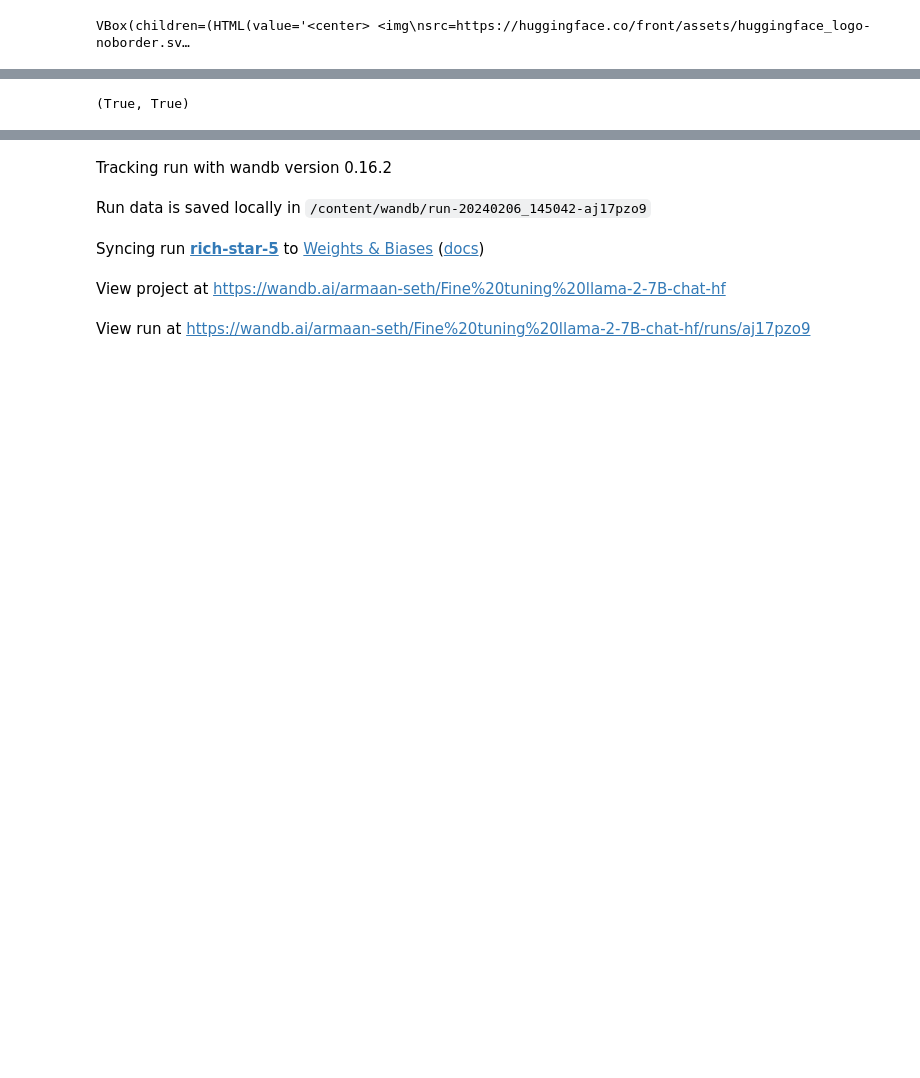
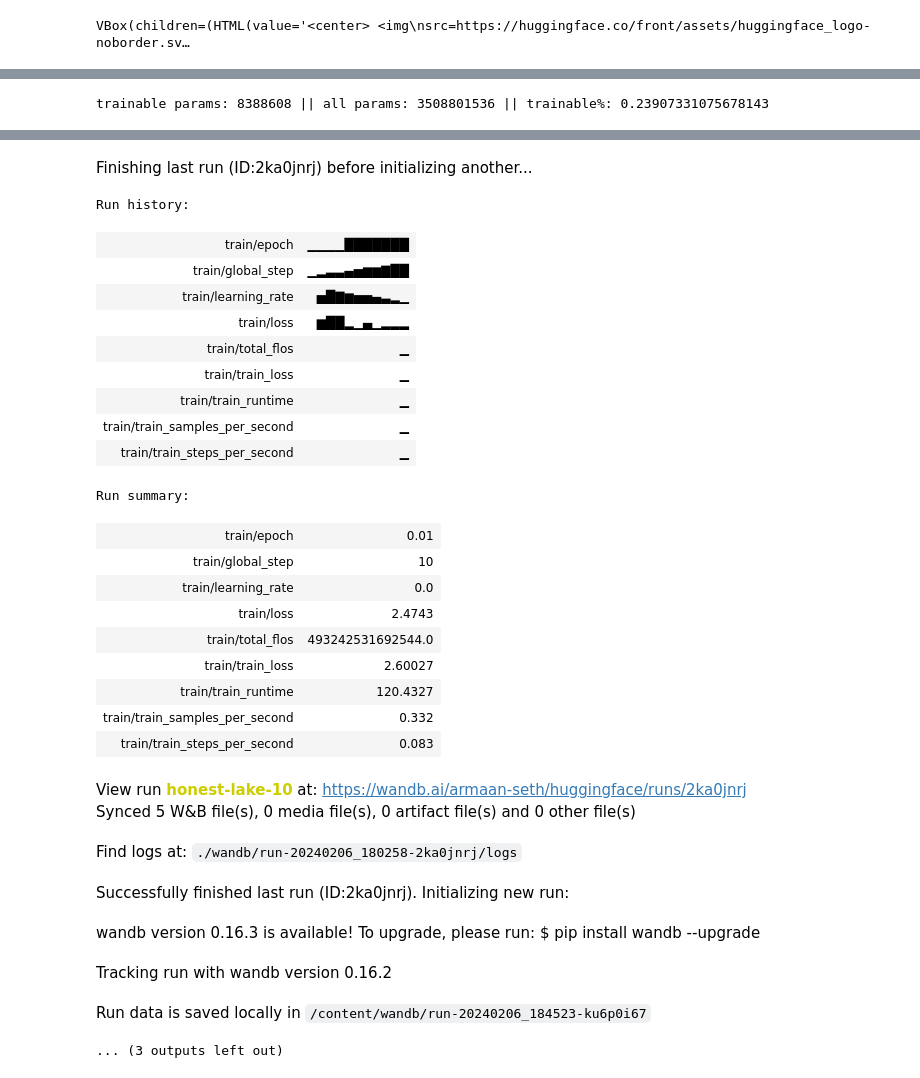
Before and after one commit to ArmaanSeth/MentalHealthCounselling, a Jupyter notebook: MentalHealthCounseling.ipynb, the cells around one changed output, grey strips where cells are left out. Drawn from its saved outputs; the diff is of its cells as text; code cells hidden in the pictures; blank space fills up the shorter version.

```diff
--- a/MentalHealthCounseling.ipynb
+++ b/MentalHealthCounseling.ipynb
@@ -28,3 +70,19 @@ VBox(children=(HTML(value='<center> <img\nsrc=https://huggingface.co/front/asset
+# %%
+from peft import LoraConfig, get_peft_model
+
+config = LoraConfig(
+    r= 8,
+    lora_alpha=32,
+    lora_dropout= 0.05,
+    target_modules=["self_attn.q_proj", "self_attn.k_proj", "self_attn.v_proj", "self_attn.o_proj","self_attn.gate_proj", "self_attn.up_proj"],
+    bias="none",
+    task_type="CAUSAL_LM",
+)
+
+model=get_peft_model(model, config)
+print_trainable_parameters(model)
+# %% [output]
+trainable params: 8388608 || all params: 3508801536 || trainable%: 0.23907331075678143
 # %%
 from datasets import load_dataset
 
@@ -40,28 +95,0 @@ data=data.map(preprocess)
-# %%
-import torch
-from transformers import AutoTokenizer, AutoModelForCausalLM, BitsAndBytesConfig
-from peft import prepare_model_for_kbit_training
-model_name= "meta-llama/Llama-2-7b-chat-hf"
-
-# Load base model(llama-2-7b-hf) and tokenizer
-bnb_config = BitsAndBytesConfig(
-    load_in_4bit= True,
-    bnb_4bit_quant_type= "nf4",
-    bnb_4bit_compute_dtype= torch.float16,
-    bnb_4bit_use_double_quant= True,
-)
-model = AutoModelForCausalLM.from_pretrained(
-    model_name,
-    quantization_config=bnb_config,
-    device_map={"": 0}
-)
-model = prepare_model_for_kbit_training(model)
-model.config.use_cache = False # silence the warnings. Please re-enable for inference!
-model.config.pretraining_tp = 1
-# Load LLaMA tokenizer
-tokenizer = AutoTokenizer.from_pretrained(model_name, trust_remote_code=True)
-tokenizer.pad_token = tokenizer.eos_token
-tokenizer.add_eos_token = True
-tokenizer.add_bos_token, tokenizer.add_eos_token
-# %% [output]
-(True, True)
@@ -69,6 +100,6 @@ tokenizer.add_bos_token, tokenizer.add_eos_token
 #monitering login
 import wandb
 
-wandb.login(key="YOUR API KEY")
+wandb.login(key="2ab274659511574fd76f6e66b0c40f4b63d658aa")
 run = wandb.init(project='Fine tuning llama-2-7B-chat-hf', job_type="training", anonymous="allow")
 # %% [output]
@@ -79,5 +107,29 @@ wandb: Appending key for api.wandb.ai to your netrc file: /root/.netrc
-Tracking run with wandb version 0.16.2
+Finishing last run (ID:2ka0jnrj) before initializing another...
+Run history:
+| train/epoch | ▁▁▁▁███████ |
+| train/global_step | ▁▂▃▃▄▅▆▆▇██ |
+| train/learning_rate | ▅█▇▆▅▅▄▃▂▁ |
+| train/loss | ▆██▂▁▄▁▂▂▂ |
+| train/total_flos | ▁ |
+| train/train_loss | ▁ |
+| train/train_runtime | ▁ |
+| train/train_samples_per_second | ▁ |
+| train/train_steps_per_second | ▁ |
+Run summary:
+| train/epoch | 0.01 |
+| train/global_step | 10 |
+| train/learning_rate | 0.0 |
+| train/loss | 2.4743 |
+| train/total_flos | 493242531692544.0 |
+| train/train_loss | 2.60027 |
+| train/train_runtime | 120.4327 |
+| train/train_samples_per_second | 0.332 |
+| train/train_steps_per_second | 0.083 |
-Run data is saved locally in /content/wandb/run-20240206_145042-aj17pzo9
+View run honest-lake-10 at: https://wandb.ai/armaan-seth/huggingface/runs/2ka0jnrj
+Synced 5 W&B file(s), 0 media file(s), 0 artifact file(s) and 0 other file(s)
-Syncing run rich-star-5 to Weights & Biases (docs)
+Find logs at: ./wandb/run-20240206_180258-2ka0jnrj/logs
-View project at https://wandb.ai/armaan-seth/Fine%20tuning%20llama-2-7B-chat-hf
+Successfully finished last run (ID:2ka0jnrj). Initializing new run:
-View run at https://wandb.ai/armaan-seth/Fine%20tuning%20llama-2-7B-chat-hf/runs/aj17pzo9
+wandb version 0.16.3 is available! To upgrade, please run: $ pip install wandb --upgrade
+Tracking run with wandb version 0.16.2
+Run data is saved locally in /content/wandb/run-20240206_184523-ku6p0i67
+... (3 outputs left out)
```
Also changed, not shown: parts of 28 cells of this notebook.
